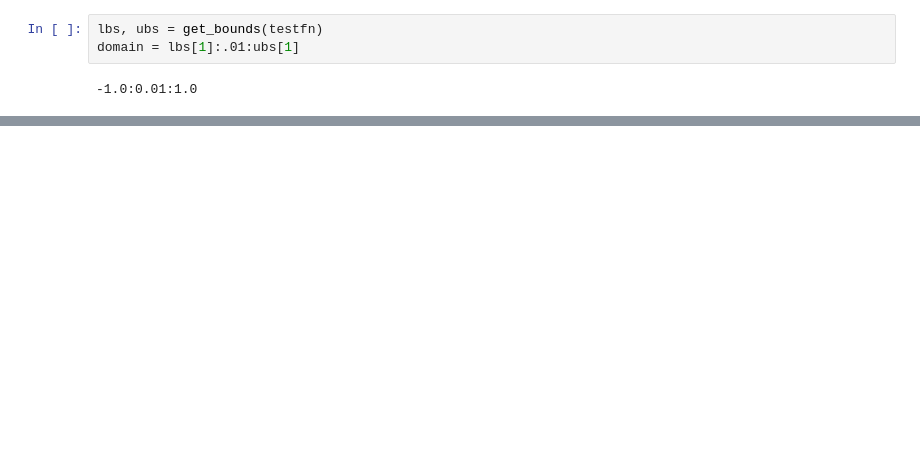
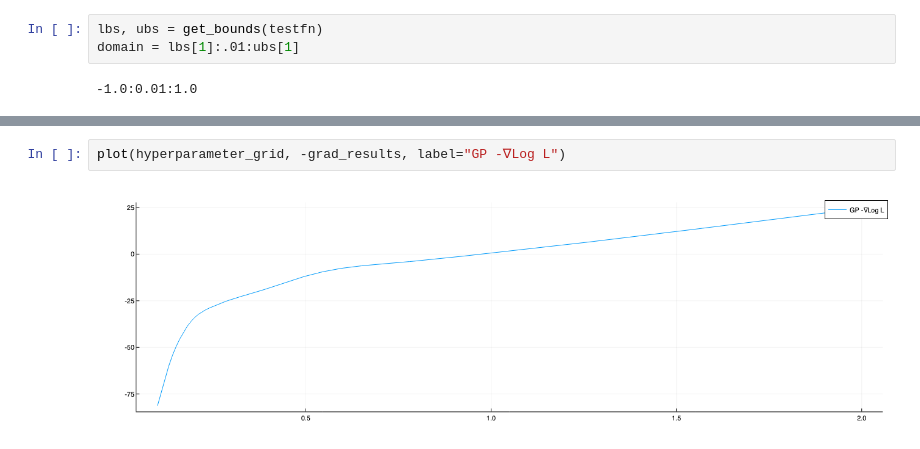
Before and after one commit to DarianNwankwo/Mean-Field-Bayesian-Optimization, a Jupyter notebook: notebooks/bo_with_mean_field.ipynb, the cells around one changed output, grey strips where cells are left out. Drawn from its saved outputs; the diff is of its cells as text; blank space fills up the shorter version.

```diff
--- a/notebooks/bo_with_mean_field.ipynb
+++ b/notebooks/bo_with_mean_field.ipynb
@@ -165,0 +137,4 @@ plot!(hyperparameter_grid, -results_hybrid, label="Hybrid -Log L")
+# %%
+plot(hyperparameter_grid, -grad_results, label="GP -∇Log L")
+# %% [output]
+[figure, added]
```
Also changed, not shown: parts of 12 cells of this notebook.
